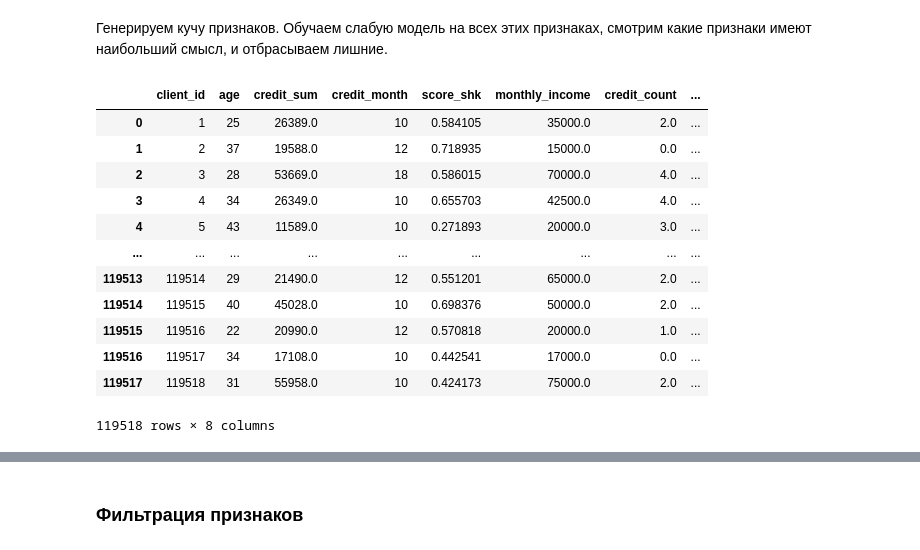
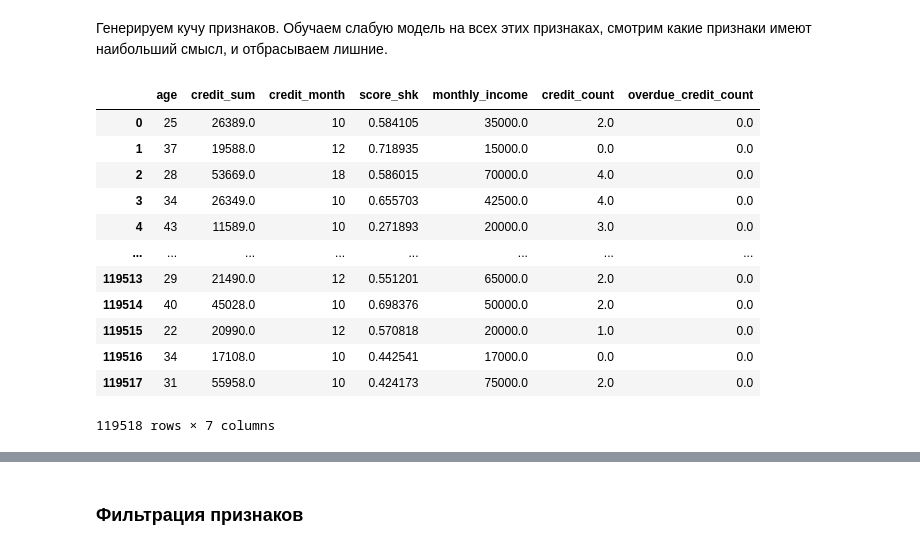
Before and after one commit to DaryaGudkova/credit, a Jupyter notebook: feature_engineering.ipynb, the cells around one changed output, grey strips where cells are left out. Saved outputs shown, nothing was run; the diff lists cells and outputs as text; code cells hidden in the pictures.

```diff
--- a/feature_engineering.ipynb
+++ b/feature_engineering.ipynb
@@ -770,22 +753,23 @@ X_train.head()
 Помогут [PolynomialFeatures](https://scikit-learn.org/stable/modules/generated/sklearn.preprocessing.PolynomialFeatures.html) из sklearn
 # %% [markdown]
 Генерируем кучу признаков. Обучаем слабую модель на всех этих признаках, смотрим какие признаки имеют наибольший смысл, и отбрасываем лишние.
-# %%
-X_train[numeric_columns]
-# %% [output]
-|  | client_id | age | credit_sum | credit_month | score_shk | monthly_income | credit_count | ... |
-| 0 | 1 | 25 | 26389.0 | 10 | 0.584105 | 35000.0 | 2.0 | ... |
-| 1 | 2 | 37 | 19588.0 | 12 | 0.718935 | 15000.0 | 0.0 | ... |
-| 2 | 3 | 28 | 53669.0 | 18 | 0.586015 | 70000.0 | 4.0 | ... |
-| 3 | 4 | 34 | 26349.0 | 10 | 0.655703 | 42500.0 | 4.0 | ... |
-| 4 | 5 | 43 | 11589.0 | 10 | 0.271893 | 20000.0 | 3.0 | ... |
-| ... | ... | ... | ... | ... | ... | ... | ... | ... |
-| 119513 | 119514 | 29 | 21490.0 | 12 | 0.551201 | 65000.0 | 2.0 | ... |
-| 119514 | 119515 | 40 | 45028.0 | 10 | 0.698376 | 50000.0 | 2.0 | ... |
-| 119515 | 119516 | 22 | 20990.0 | 12 | 0.570818 | 20000.0 | 1.0 | ... |
-| 119516 | 119517 | 34 | 17108.0 | 10 | 0.442541 | 17000.0 | 0.0 | ... |
-| 119517 | 119518 | 31 | 55958.0 | 10 | 0.424173 | 75000.0 | 2.0 | ... |
-119518 rows × 8 columns
+# %%
+columns_to_generate = ['age', 'credit_sum', 'credit_month', 'score_shk', 'monthly_income', 'credit_count', 'overdue_credit_count']
+X_train[columns_to_generate]
+# %% [output]
+|  | age | credit_sum | credit_month | score_shk | monthly_income | credit_count | overdue_credit_count |
+| 0 | 25 | 26389.0 | 10 | 0.584105 | 35000.0 | 2.0 | 0.0 |
+| 1 | 37 | 19588.0 | 12 | 0.718935 | 15000.0 | 0.0 | 0.0 |
+| 2 | 28 | 53669.0 | 18 | 0.586015 | 70000.0 | 4.0 | 0.0 |
+| 3 | 34 | 26349.0 | 10 | 0.655703 | 42500.0 | 4.0 | 0.0 |
+| 4 | 43 | 11589.0 | 10 | 0.271893 | 20000.0 | 3.0 | 0.0 |
+| ... | ... | ... | ... | ... | ... | ... | ... |
+| 119513 | 29 | 21490.0 | 12 | 0.551201 | 65000.0 | 2.0 | 0.0 |
+| 119514 | 40 | 45028.0 | 10 | 0.698376 | 50000.0 | 2.0 | 0.0 |
+| 119515 | 22 | 20990.0 | 12 | 0.570818 | 20000.0 | 1.0 | 0.0 |
+| 119516 | 34 | 17108.0 | 10 | 0.442541 | 17000.0 | 0.0 | 0.0 |
+| 119517 | 31 | 55958.0 | 10 | 0.424173 | 75000.0 | 2.0 | 0.0 |
+119518 rows × 7 columns
 # %%
 from sklearn.preprocessing import PolynomialFeatures
 # сначала нужно заполнить пропуски в данных
```
Also changed, not shown: parts of 22 cells of this notebook.
